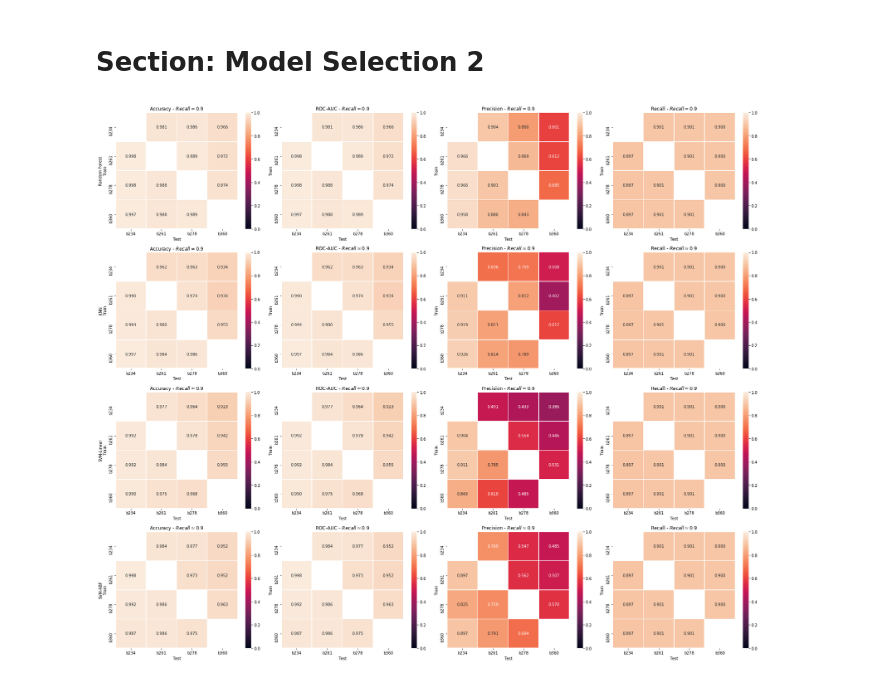
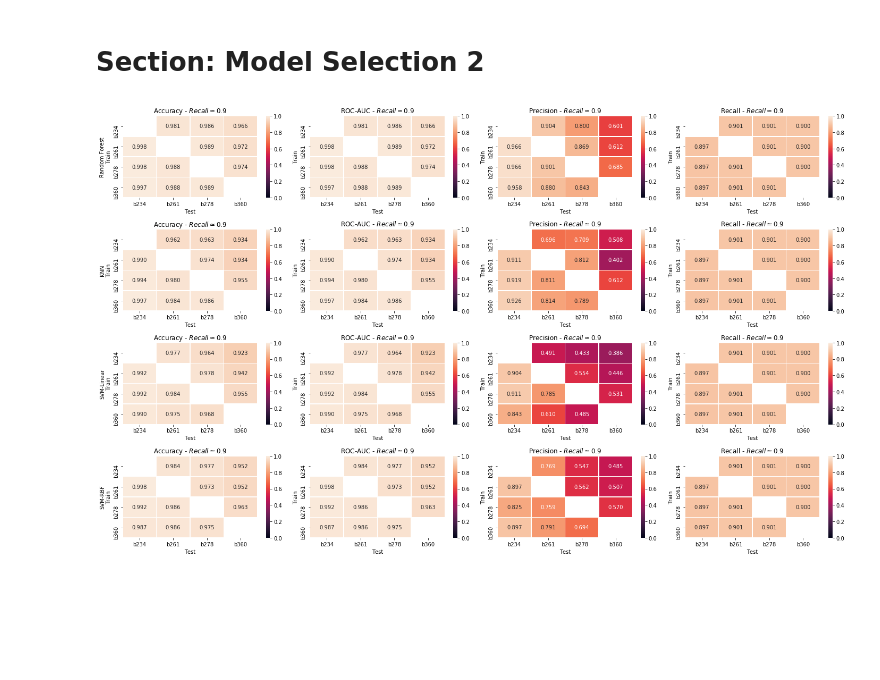
Before and after one commit to leliel12/How-far-can-we-can-go, a Jupyter notebook: 02_section_analysis_model_selection.ipynb, the cells around one changed output. Saved outputs shown, nothing was run; the diff lists cells and outputs as text; code cells hidden in the pictures; blank space fills up the shorter version.

```diff
--- a/02_section_analysis_model_selection.ipynb
+++ b/02_section_analysis_model_selection.ipynb
@@ -96,36 +99,36 @@ def heatmap(axes, results, fp):
     ax = axes[1]
     sns.heatmap(
         rocs, annot=True, fmt='.3f',  linewidths=.5,
         ax=ax, cmap=cmap, center=.5, vmin=0., vmax=1.)
     ax.set_xlabel("Test")
     ax.set_title(u"ROC-AUC - $Recall\simeq{}$".format(fp))
 
     ax = axes[2]
     sns.heatmap(
         fix_precs, annot=True, fmt='.3f',  linewidths=.5,
         ax=ax, cmap=cmap, center=.5, vmin=0., vmax=1.)
     ax.set_xlabel("Test")
     ax.set_title(u"Precision - $Recall\simeq{}$".format(fp))
 
     ax = axes[3]
     sns.heatmap(
         fix_recall, annot=True, fmt='.3f', linewidths=.5,
         ax=ax, cmap=cmap, center=.5, vmin=0., vmax=1.)
     ax.set_xlabel("Test")
     ax.set_title(u"Recall - $Recall\simeq{}$".format(fp))
 
 
 
-fig, axes = plt.subplots(4, 4, figsize=(24, 5*4))
+fig, axes = plt.subplots(4, 4, figsize=(20, 3*4))
 
 for rname, axs in zip(results, axes):
     heatmap(axs, results[rname], 0.90)
     axs[0].set_ylabel(f"{rname}\n{axs[0].get_ylabel()}")
 
 fig.tight_layout()
-fig.savefig("plots/section_model_selection_heatmap.pdf")
+fig.savefig("plots/s_models/section_model_selection_heatmap.pdf")
 # %% [output]
-[figure, old version]
+[figure, new version]
 # %%
 def plot_prec_roc_curve(ax, train_name, test_name, all_results):
     for rname, results in all_results.items():
```
Also changed, not shown: parts of 3 cells of this notebook, 16 other files.
